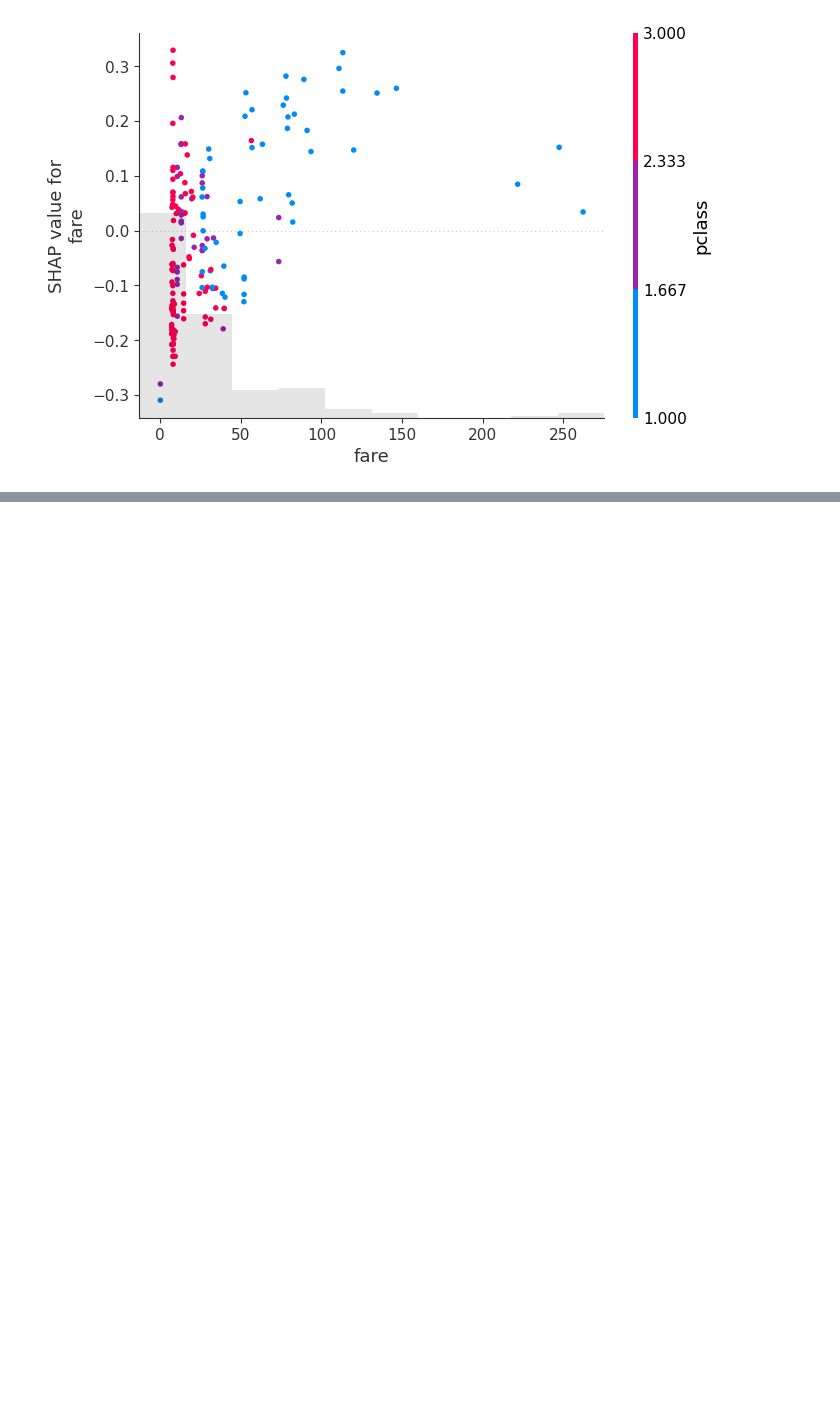
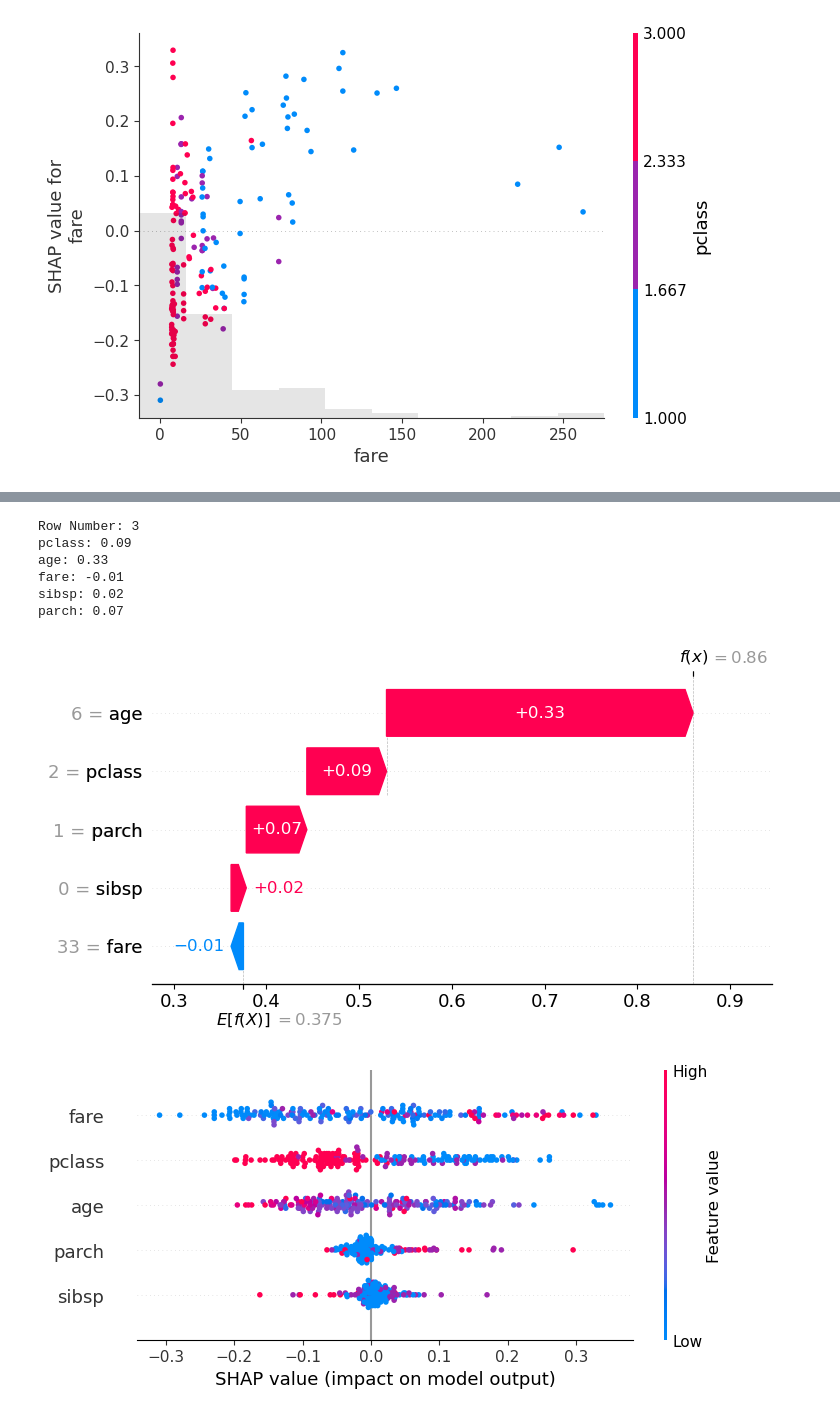
Before and after one commit to S-Shockley/SHAPEx, a Jupyter notebook: shap.ipynb, the cells around one changed output, grey strips where cells are left out. Cells and saved outputs as stored; diff of their text form; code cells hidden in the pictures; blank space fills up the shorter version.

```diff
--- a/shap.ipynb
+++ b/shap.ipynb
@@ -300,0 +312,20 @@ shap.plots.scatter(
+# %%
+import random
+#random_row = random.randint(0, 5)
+random_row = 3
+test_values = shap_values.values[random_row, :, 1]
+print(f'Row Number: {random_row}')
+for feature, value in zip(rf_features, test_values):
+    print(f"{feature}: {value:.2f}")
+
+shap.plots.waterfall(shap_values[random_row, :, 1])
+shap.plots.beeswarm(shap_values[:, :, 1])
+# %% [output]
+Row Number: 3
+pclass: 0.09
+age: 0.33
+fare: -0.01
+sibsp: 0.02
+parch: 0.07
+[figure, added]
+[figure, added]
```
Also changed, not shown: parts of 3 cells of this notebook.
